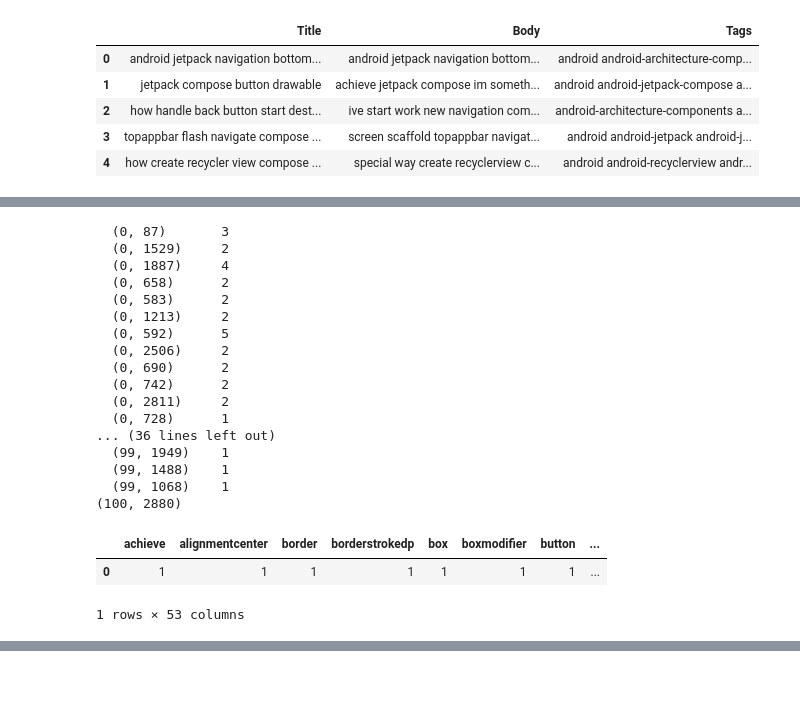
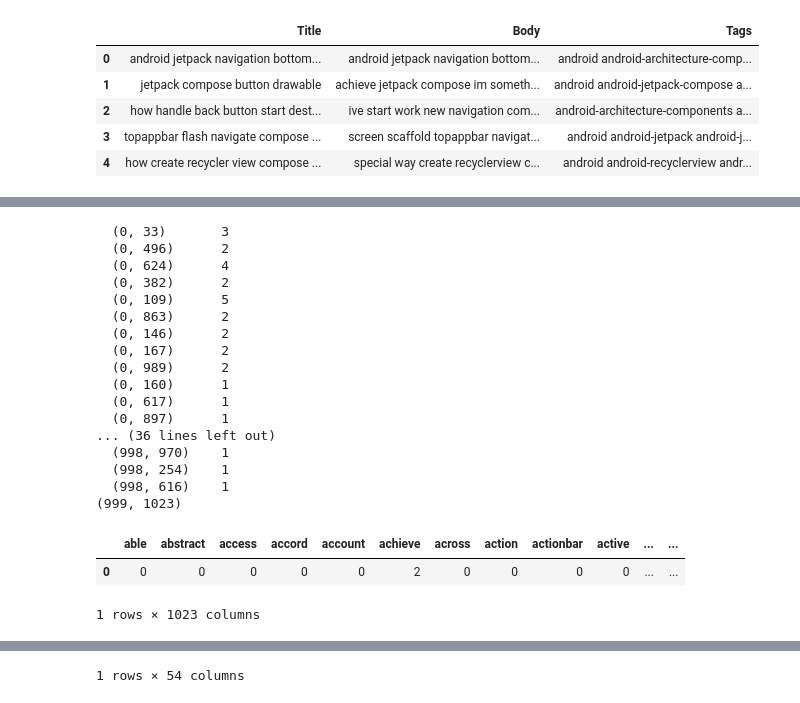
Before and after one commit to BahiaB/MLE_P5-Categorisez-automatiquement-des-questions, a Jupyter notebook: Exploration.ipynb, the cells around one changed output, grey strips where cells are left out. Drawn from its saved outputs; the diff is of its cells as text; code cells hidden in the pictures.

```diff
--- a/Exploration.ipynb
+++ b/Exploration.ipynb
@@ -231,7 +242,7 @@ top_50_frequencies = list(token_title_frequency.values())[:50]
 
 tags = df.iloc[:].Tags
 #print(tags)
-preprocessed_tags = pipeline.named_steps['tags_cleaner'].transform(tags[:100])
+preprocessed_tags = pipeline.named_steps['tags_cleaner'].transform(tags[:1000])
 print(preprocessed_tags)
 # %% [output]
 [['android', 'android-architecture-components', 'bottomnavigationview', 'android-navigation', 'android-architecture-navigation'], ['android', 'android-jetpack-compose', 'android-compose-textfield', 'a ...
@@ -256,20 +266,0 @@ plt.show()
-# %%
-freq_tags = defaultdict(int)
-nb_tags = defaultdict(int)
-for i in range(len(preprocessed_tags)):
-    for tag in preprocessed_tags[i]:
-        freq_tags[tag] += 1
-        nb_tags[tag] += 1
-data_graph = pd.Series(nb_tags)
-data_graph
-print(data_graph)
-data_graph = data_graph.sort_values(ascending=False)
-
-# Plot the number of tags for each tag
-plt.figure(figsize=(15, 6))
-plt.bar(data_graph.index[:30], data_graph.values[:30])
-plt.xlabel('Tags')
-plt.ylabel('Number of Tags')
-plt.title('Number of Tags for Each Tag')
-plt.xticks(rotation=90)
-plt.show()
@@ -336,0 +341,3 @@ The number of unique words in df['Body'] is: 2890
+# %%
+# Remove the questions with less than 3 words
+df = df[df['Body_word_count'] > 2]
@@ -337,7 +376,7 @@ The number of unique words in df['Body'] is: 2890
 # %%
 from sklearn.feature_extraction.text import CountVectorizer
 # Créer une instance de CountVectorizer
-vectorizer = CountVectorizer()
+vectorizer = CountVectorizer(min_df=0.01)
 
 # Convertir les données en vecteurs de fréquence de mots
 X_body = vectorizer.fit_transform(df['Body'])
@@ -346,44 +385,44 @@ X_body = vectorizer.fit_transform(df['Body'])
 print(X_body)
 print(X_body.shape)
 # %% [output]
-  (0, 87)       3
-  (0, 1529)     2
-  (0, 1887)     4
-  (0, 658)      2
-  (0, 583)      2
-  (0, 1213)     2
-  (0, 592)      5
-  (0, 2506)     2
-  (0, 690)      2
-  (0, 742)      2
-  (0, 2811)     2
-  (0, 728)      1
+  (0, 33)       3
+  (0, 496)      2
+  (0, 624)      4
+  (0, 382)      2
+  (0, 109)      5
+  (0, 863)      2
+  (0, 146)      2
+  (0, 167)      2
+  (0, 989)      2
+  (0, 160)      1
+  (0, 617)      1
+  (0, 897)      1
 ... (36 lines left out)
-  (99, 1949)    1
-  (99, 1488)    1
-  (99, 1068)    1
-(100, 2880)
+  (998, 970)    1
+  (998, 254)    1
+  (998, 616)    1
+(999, 1023)
 # %%
 
-
-# Obtenir la liste des mots du vocabulaire
+#Obtenir la liste des mots du vocabulaire
 vocab = vectorizer.get_feature_names_out()
 
 # Extraire la première ligne de X_body
-first_row = X_body[1]
+first_row = X_body[0]
 
 # Convertir la première ligne en un dictionnaire avec les mots comme clés et les valeurs comme valeurs
 first_row_dict = {vocab[i]: first_row[0, i] for i in range(len(vocab))}
 
 # Créer un DataFrame à partir du dictionnaire
 df_first_row = pd.DataFrame([first_row_dict])
 
+display(df_first_row)
 # Filtrer le DataFrame pour inclure uniquement les colonnes avec des valeurs non nulles
 df_first_row_filtered = df_first_row.loc[:, df_first_row.sum() > 0]
 
 # Afficher le DataFrame filtré
 display(df_first_row_filtered)
 # %% [output]
-|  | achieve | alignmentcenter | border | borderstrokedp | box | boxmodifier | button | ... |
-| 0 | 1 | 1 | 1 | 1 | 1 | 1 | 1 | ... |
+|  | able | abstract | access | accord | account | achieve | across | action | actionbar | active | ... | ... |
+| 0 | 0 | 0 | 0 | 0 | 0 | 2 | 0 | 0 | 0 | 0 | ... | ... |
-1 rows × 53 columns
+1 rows × 1023 columns
@@ -389,0 +431 @@ display(df_first_row_filtered)
+1 rows × 54 columns
```
Also changed, not shown: parts of 24 cells of this notebook.
